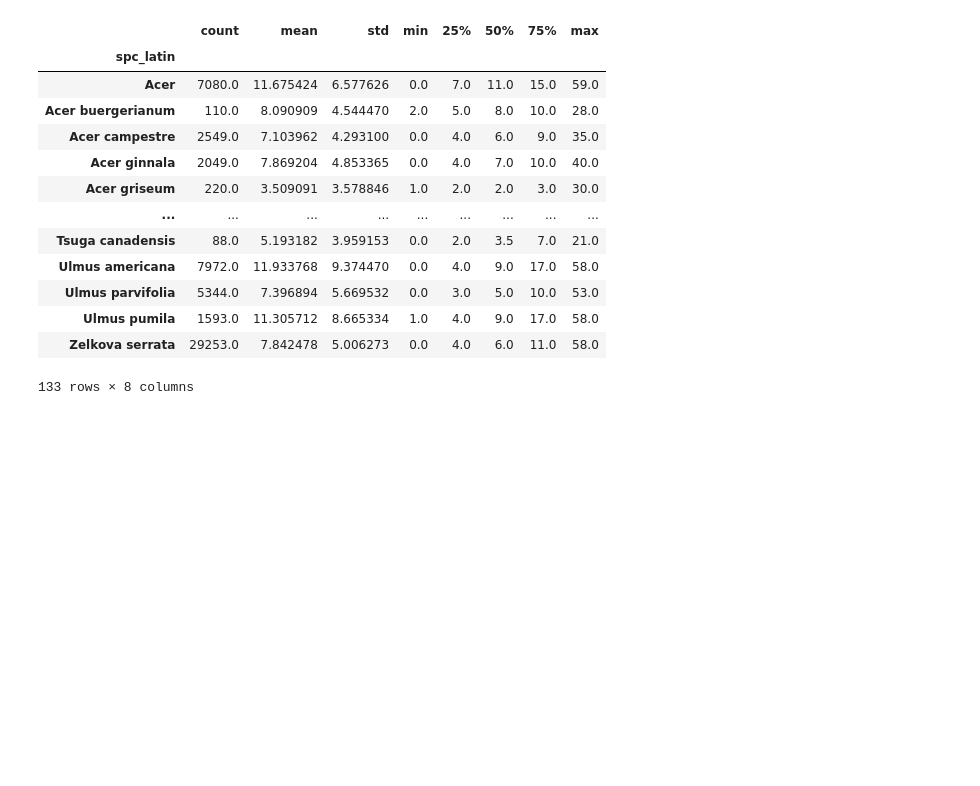
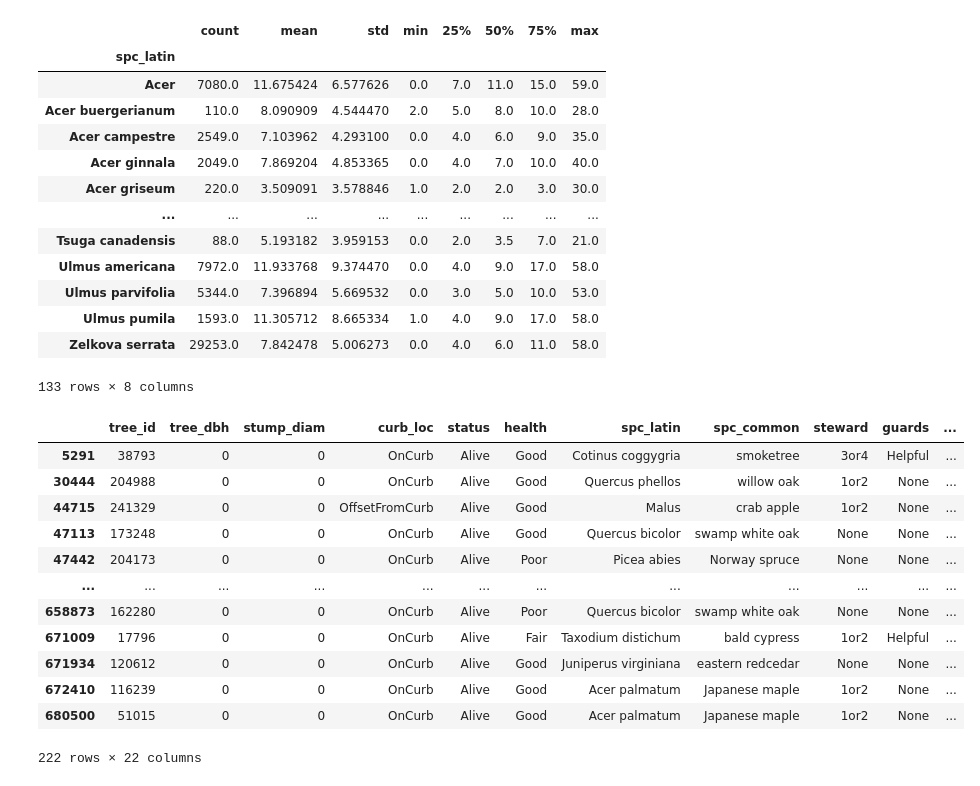
Before and after one commit to ron-ligsay/EDA, a Jupyter notebook: src/Data Cleaning/Data Cleaning.ipynb, the cells around one changed output. Drawn from its saved outputs; the diff is of its cells as text; code cells hidden in the pictures; blank space fills up the shorter version.

```diff
--- a/src/Data Cleaning/Data Cleaning.ipynb
+++ b/src/Data Cleaning/Data Cleaning.ipynb
@@ -212,3 +212,19 @@ tree_census_subsets_alive.groupby('spc_latin')['tree_dbh'].describe()
 | Ulmus pumila | 1593.0 | 11.305712 | 8.665334 | 1.0 | 4.0 | 9.0 | 17.0 | 58.0 |
 | Zelkova serrata | 29253.0 | 7.842478 | 5.006273 | 0.0 | 4.0 | 6.0 | 11.0 | 58.0 |
 133 rows × 8 columns
+# %%
+tree_census_subsets_alive[tree_census_subsets_alive['tree_dbh'] == 0]
+# %% [output]
+|  | tree_id | tree_dbh | stump_diam | curb_loc | status | health | spc_latin | spc_common | steward | guards | ... |
+| 5291 | 38793 | 0 | 0 | OnCurb | Alive | Good | Cotinus coggygria | smoketree | 3or4 | Helpful | ... |
+| 30444 | 204988 | 0 | 0 | OnCurb | Alive | Good | Quercus phellos | willow oak | 1or2 | None | ... |
+| 44715 | 241329 | 0 | 0 | OffsetFromCurb | Alive | Good | Malus | crab apple | 1or2 | None | ... |
+| 47113 | 173248 | 0 | 0 | OnCurb | Alive | Good | Quercus bicolor | swamp white oak | None | None | ... |
+| 47442 | 204173 | 0 | 0 | OnCurb | Alive | Poor | Picea abies | Norway spruce | None | None | ... |
+| ... | ... | ... | ... | ... | ... | ... | ... | ... | ... | ... | ... |
+| 658873 | 162280 | 0 | 0 | OnCurb | Alive | Poor | Quercus bicolor | swamp white oak | None | None | ... |
+| 671009 | 17796 | 0 | 0 | OnCurb | Alive | Fair | Taxodium distichum | bald cypress | 1or2 | Helpful | ... |
+| 671934 | 120612 | 0 | 0 | OnCurb | Alive | Good | Juniperus virginiana | eastern redcedar | None | None | ... |
+| 672410 | 116239 | 0 | 0 | OnCurb | Alive | Good | Acer palmatum | Japanese maple | 1or2 | None | ... |
+| 680500 | 51015 | 0 | 0 | OnCurb | Alive | Good | Acer palmatum | Japanese maple | 1or2 | None | ... |
+222 rows × 22 columns
```
Also changed, not shown: parts of 6 cells of this notebook.
